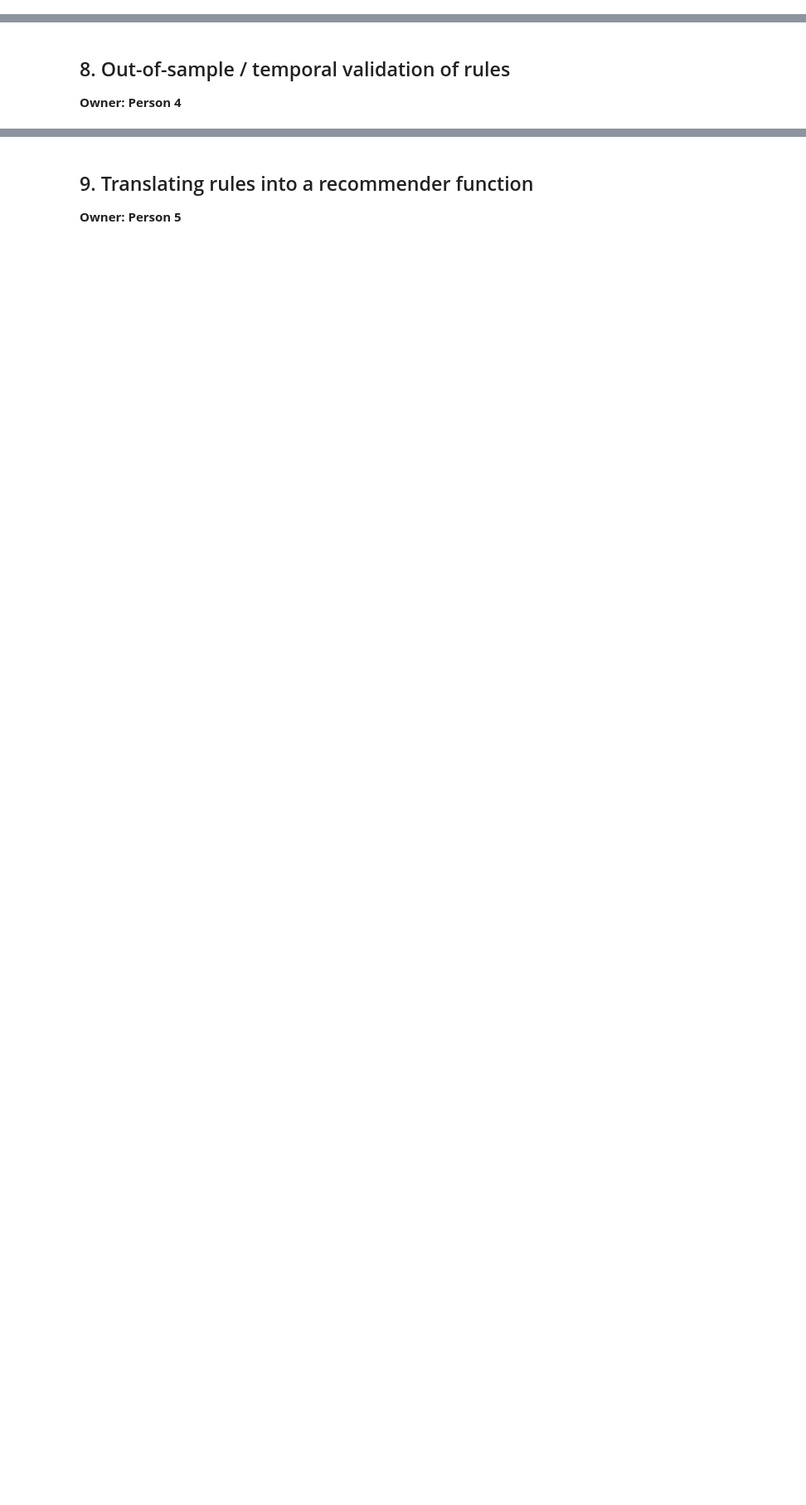
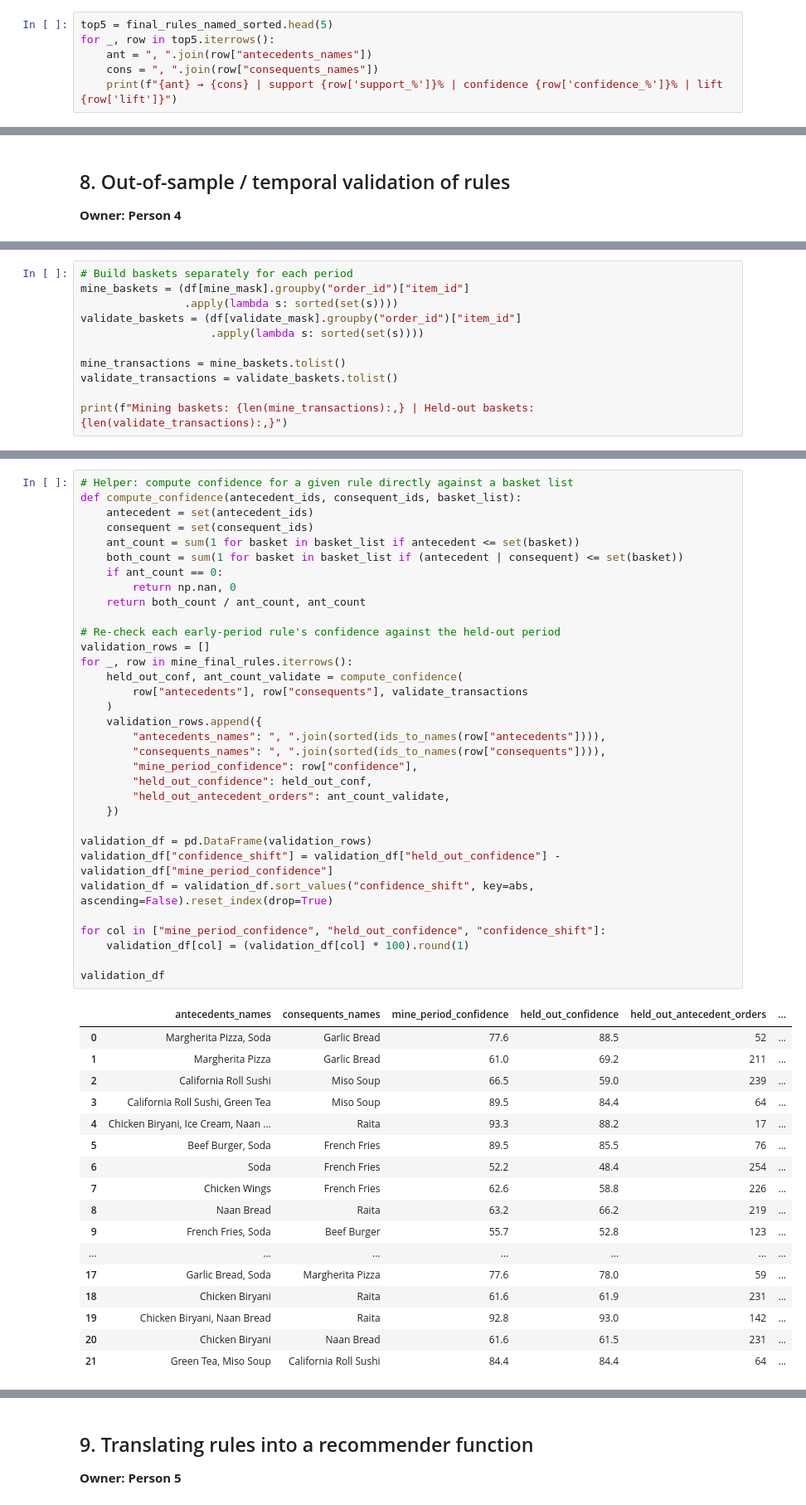
Before and after one commit to tanuiivy/bbt4106-202604-D4-association-rules, a Jupyter notebook: lab_submission/bbt4106-202604-D4-association-rules.ipynb, the cells around one changed output, grey strips where cells are left out. Shown at 83% size. Cells and saved outputs as stored; diff of their text form; blank space fills up the shorter version.

Commit message:
Add rule interpretation and temporal validation (sections 7-8)

```diff
--- a/lab_submission/bbt4106-202604-D4-association-rules.ipynb
+++ b/lab_submission/bbt4106-202604-D4-association-rules.ipynb
@@ -810,0 +845,6 @@ Across both redundancy checks combined with the threshold step, the pipeline wen
+# %%
+top5 = final_rules_named_sorted.head(5)
+for _, row in top5.iterrows():
+    ant = ", ".join(row["antecedents_names"])
+    cons = ", ".join(row["consequents_names"])
+    print(f"{ant} → {cons} | support {row['support_%']}% | confidence {row['confidence_%']}% | lift {row['lift']}")
@@ -813,0 +914,11 @@ Across both redundancy checks combined with the threshold step, the pipeline wen
+# %%
+# Build baskets separately for each period
+mine_baskets = (df[mine_mask].groupby("order_id")["item_id"]
+                .apply(lambda s: sorted(set(s))))
+validate_baskets = (df[validate_mask].groupby("order_id")["item_id"]
+                    .apply(lambda s: sorted(set(s))))
+
+mine_transactions = mine_baskets.tolist()
+validate_transactions = validate_baskets.tolist()
+
+print(f"Mining baskets: {len(mine_transactions):,} | Held-out baskets: {len(validate_transactions):,}")
@@ -813,0 +953,51 @@ Across both redundancy checks combined with the threshold step, the pipeline wen
+# %%
+# Helper: compute confidence for a given rule directly against a basket list
+def compute_confidence(antecedent_ids, consequent_ids, basket_list):
+    antecedent = set(antecedent_ids)
+    consequent = set(consequent_ids)
+    ant_count = sum(1 for basket in basket_list if antecedent <= set(basket))
+    both_count = sum(1 for basket in basket_list if (antecedent | consequent) <= set(basket))
+    if ant_count == 0:
+        return np.nan, 0
+    return both_count / ant_count, ant_count
+
+# Re-check each early-period rule's confidence against the held-out period
+validation_rows = []
+for _, row in mine_final_rules.iterrows():
+    held_out_conf, ant_count_validate = compute_confidence(
+        row["antecedents"], row["consequents"], validate_transactions
+    )
+    validation_rows.append({
+        "antecedents_names": ", ".join(sorted(ids_to_names(row["antecedents"]))),
+        "consequents_names": ", ".join(sorted(ids_to_names(row["consequents"]))),
+        "mine_period_confidence": row["confidence"],
+        "held_out_confidence": held_out_conf,
+        "held_out_antecedent_orders": ant_count_validate,
+    })
+
+validation_df = pd.DataFrame(validation_rows)
+validation_df["confidence_shift"] = validation_df["held_out_confidence"] - validation_df["mine_period_confidence"]
+validation_df = validation_df.sort_values("confidence_shift", key=abs, ascending=False).reset_index(drop=True)
+
+for col in ["mine_period_confidence", "held_out_confidence", "confidence_shift"]:
+    validation_df[col] = (validation_df[col] * 100).round(1)
+
+validation_df
+# %% [output]
+|  | antecedents_names | consequents_names | mine_period_confidence | held_out_confidence | held_out_antecedent_orders | ... |
+| 0 | Margherita Pizza, Soda | Garlic Bread | 77.6 | 88.5 | 52 | ... |
+| 1 | Margherita Pizza | Garlic Bread | 61.0 | 69.2 | 211 | ... |
+| 2 | California Roll Sushi | Miso Soup | 66.5 | 59.0 | 239 | ... |
+| 3 | California Roll Sushi, Green Tea | Miso Soup | 89.5 | 84.4 | 64 | ... |
+| 4 | Chicken Biryani, Ice Cream, Naan ... | Raita | 93.3 | 88.2 | 17 | ... |
+| 5 | Beef Burger, Soda | French Fries | 89.5 | 85.5 | 76 | ... |
+| 6 | Soda | French Fries | 52.2 | 48.4 | 254 | ... |
+| 7 | Chicken Wings | French Fries | 62.6 | 58.8 | 226 | ... |
+| 8 | Naan Bread | Raita | 63.2 | 66.2 | 219 | ... |
+| 9 | French Fries, Soda | Beef Burger | 55.7 | 52.8 | 123 | ... |
+| ... | ... | ... | ... | ... | ... | ... |
+| 17 | Garlic Bread, Soda | Margherita Pizza | 77.6 | 78.0 | 59 | ... |
+| 18 | Chicken Biryani | Raita | 61.6 | 61.9 | 231 | ... |
+| 19 | Chicken Biryani, Naan Bread | Raita | 92.8 | 93.0 | 142 | ... |
+| 20 | Chicken Biryani | Naan Bread | 61.6 | 61.5 | 231 | ... |
+| 21 | Green Tea, Miso Soup | California Roll Sushi | 84.4 | 84.4 | 64 | ... |
```
Also changed, not shown: parts of 9 cells of this notebook.
